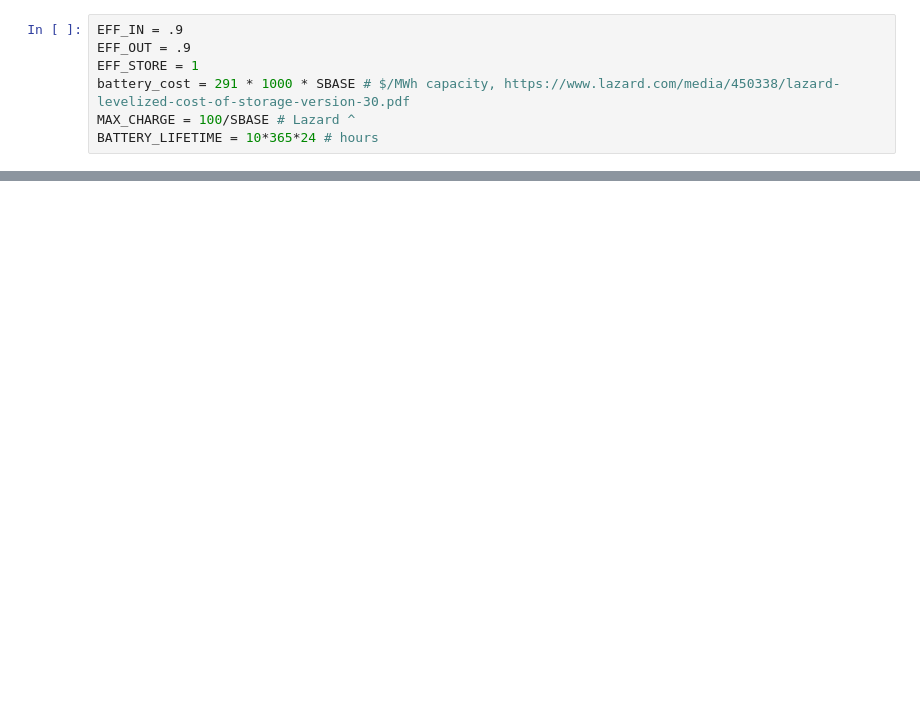
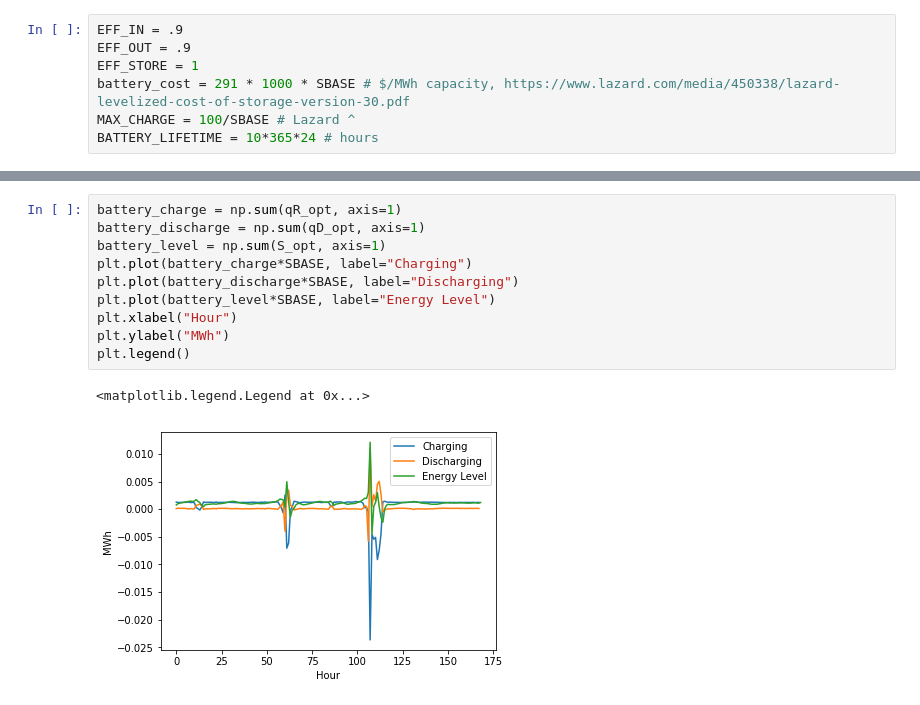
Before and after one commit to rsyoung96/ercot-storage, a Jupyter notebook: OPF_cvxpy_batteries.ipynb, the cells around one changed output, grey strips where cells are left out. Drawn from its saved outputs; the diff is of its cells as text; blank space fills up the shorter version.

```diff
--- a/OPF_cvxpy_batteries.ipynb
+++ b/OPF_cvxpy_batteries.ipynb
@@ -306,0 +376,13 @@ Battery capacities:  [-0. -0.  0. 90. -0. -0. -0. -0. -0.]
+# %%
+battery_charge = np.sum(qR_opt, axis=1)
+battery_discharge = np.sum(qD_opt, axis=1)
+battery_level = np.sum(S_opt, axis=1)
+plt.plot(battery_charge*SBASE, label="Charging")
+plt.plot(battery_discharge*SBASE, label="Discharging")
+plt.plot(battery_level*SBASE, label="Energy Level")
+plt.xlabel("Hour")
+plt.ylabel("MWh")
+plt.legend()
+# %% [output]
+<matplotlib.legend.Legend at 0x...>
+[figure, added]
```
Also changed, not shown: parts of 10 cells of this notebook, 3 other files.
